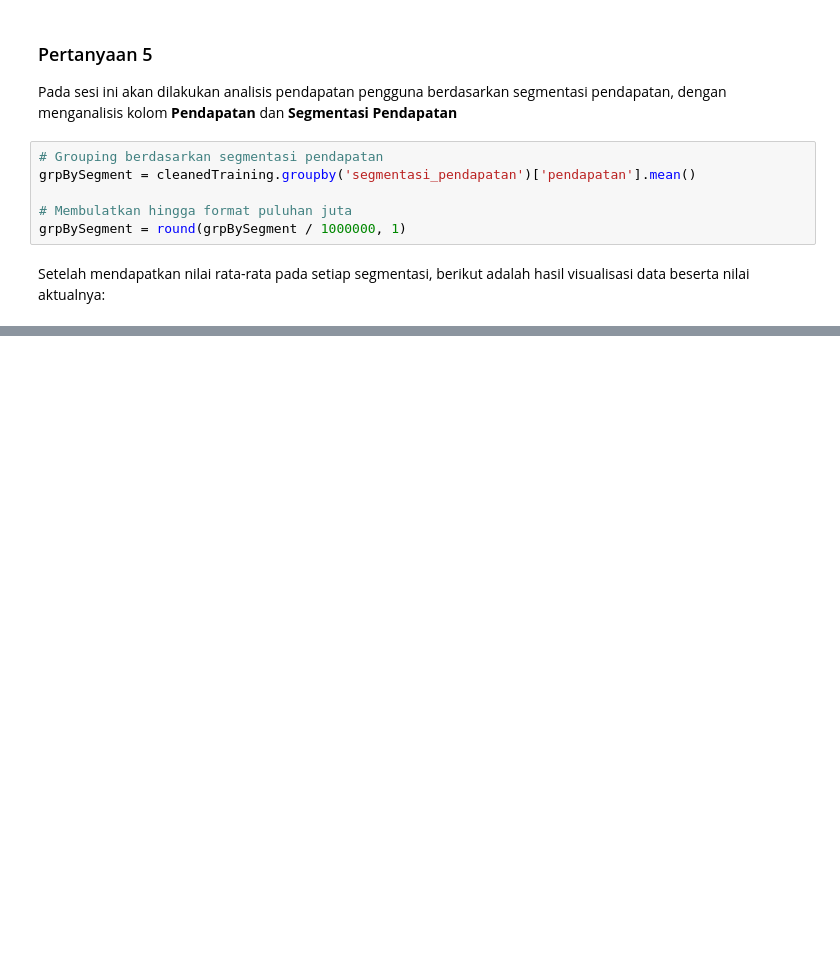
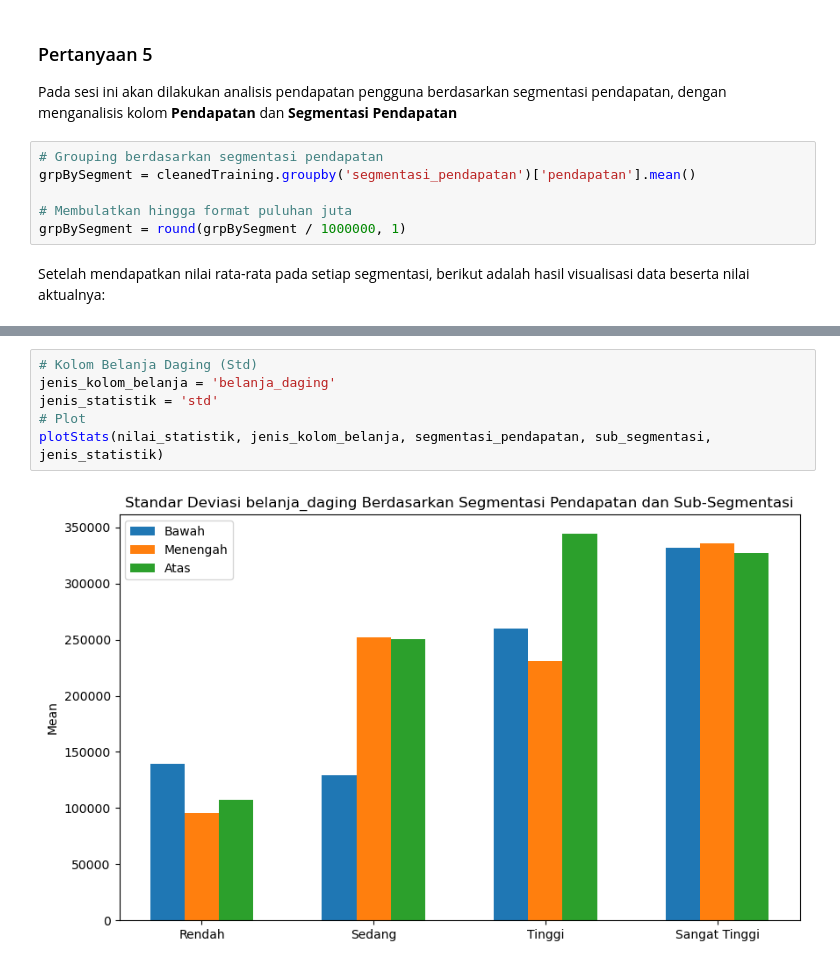
Before and after one commit to AFreborn22/superior_DA, a Jupyter notebook: SUPERIOR.ipynb, the cells around one changed output, grey strips where cells are left out. Saved outputs shown, nothing was run; the diff lists cells and outputs as text; blank space fills up the shorter version.

```diff
--- a/SUPERIOR.ipynb
+++ b/SUPERIOR.ipynb
@@ -1199,0 +975,8 @@ plt.show()
+# %%
+# Kolom Belanja Daging (Std)
+jenis_kolom_belanja = 'belanja_daging'
+jenis_statistik = 'std'
+# Plot
+plotStats(nilai_statistik, jenis_kolom_belanja, segmentasi_pendapatan, sub_segmentasi, jenis_statistik)
+# %% [output]
+[figure, added]
```
Also changed, not shown: parts of 99 cells of this notebook.
